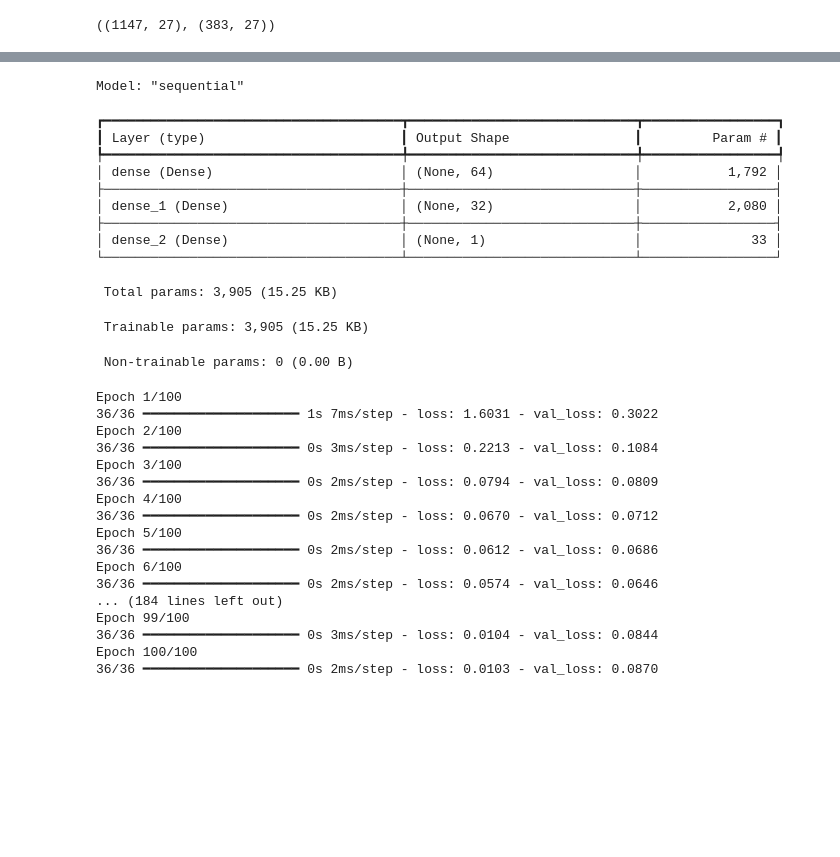
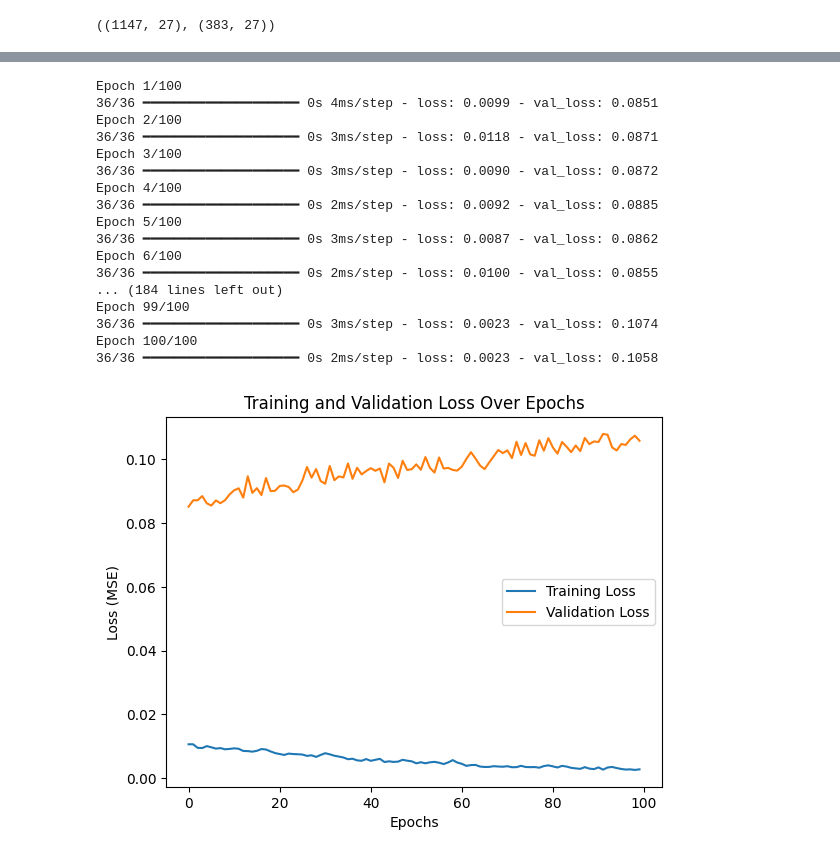
Before and after one commit to mhdykz/predict-student-GPA-using-a-neural-network, a Jupyter notebook: student_GPA.ipynb, the cells around one changed output, grey strips where cells are left out. Drawn from its saved outputs; the diff is of its cells as text; code cells hidden in the pictures; blank space fills up the shorter version.

Commit message:
plot the model

```diff
--- a/student_GPA.ipynb
+++ b/student_GPA.ipynb
@@ -57,37 +92,32 @@ model.add(layers.Dense(1))
 # %%
-model.compile(optimizer='adam', loss='mean_squared_error')
-
-model.summary()
-
 history = model.fit(X_train_preprocessed, y_train, validation_data=(X_val_preprocessed, y_val), epochs=100, batch_size=32)
 # %% [output]
-Model: "sequential"
+Epoch 1/100
+36/36 ━━━━━━━━━━━━━━━━━━━━ 0s 4ms/step - loss: 0.0099 - val_loss: 0.0851
+Epoch 2/100
+36/36 ━━━━━━━━━━━━━━━━━━━━ 0s 3ms/step - loss: 0.0118 - val_loss: 0.0871
+Epoch 3/100
+36/36 ━━━━━━━━━━━━━━━━━━━━ 0s 3ms/step - loss: 0.0090 - val_loss: 0.0872
+Epoch 4/100
+36/36 ━━━━━━━━━━━━━━━━━━━━ 0s 2ms/step - loss: 0.0092 - val_loss: 0.0885
+Epoch 5/100
+36/36 ━━━━━━━━━━━━━━━━━━━━ 0s 3ms/step - loss: 0.0087 - val_loss: 0.0862
+Epoch 6/100
+36/36 ━━━━━━━━━━━━━━━━━━━━ 0s 2ms/step - loss: 0.0100 - val_loss: 0.0855
+... (184 lines left out)
+Epoch 99/100
+36/36 ━━━━━━━━━━━━━━━━━━━━ 0s 3ms/step - loss: 0.0023 - val_loss: 0.1074
+Epoch 100/100
+36/36 ━━━━━━━━━━━━━━━━━━━━ 0s 2ms/step - loss: 0.0023 - val_loss: 0.1058
-┏━━━━━━━━━━━━━━━━━━━━━━━━━━━━━━━━━━━━━━┳━━━━━━━━━━━━━━━━━━━━━━━━━━━━━┳━━━━━━━━━━━━━━━━━┓
-┃ Layer (type)                         ┃ Output Shape                ┃         Param # ┃
-┡━━━━━━━━━━━━━━━━━━━━━━━━━━━━━━━━━━━━━━╇━━━━━━━━━━━━━━━━━━━━━━━━━━━━━╇━━━━━━━━━━━━━━━━━┩
-│ dense (Dense)                        │ (None, 64)                  │           1,792 │
-├──────────────────────────────────────┼─────────────────────────────┼─────────────────┤
-│ dense_1 (Dense)                      │ (None, 32)                  │           2,080 │
-├──────────────────────────────────────┼─────────────────────────────┼─────────────────┤
-│ dense_2 (Dense)                      │ (None, 1)                   │              33 │
-└──────────────────────────────────────┴─────────────────────────────┴─────────────────┘
- Total params: 3,905 (15.25 KB)
- Trainable params: 3,905 (15.25 KB)
- Non-trainable params: 0 (0.00 B)
-Epoch 1/100
-36/36 ━━━━━━━━━━━━━━━━━━━━ 1s 7ms/step - loss: 1.6031 - val_loss: 0.3022
-Epoch 2/100
-36/36 ━━━━━━━━━━━━━━━━━━━━ 0s 3ms/step - loss: 0.2213 - val_loss: 0.1084
-Epoch 3/100
-36/36 ━━━━━━━━━━━━━━━━━━━━ 0s 2ms/step - loss: 0.0794 - val_loss: 0.0809
-Epoch 4/100
-36/36 ━━━━━━━━━━━━━━━━━━━━ 0s 2ms/step - loss: 0.0670 - val_loss: 0.0712
-Epoch 5/100
-36/36 ━━━━━━━━━━━━━━━━━━━━ 0s 2ms/step - loss: 0.0612 - val_loss: 0.0686
-Epoch 6/100
-36/36 ━━━━━━━━━━━━━━━━━━━━ 0s 2ms/step - loss: 0.0574 - val_loss: 0.0646
-... (184 lines left out)
-Epoch 99/100
-36/36 ━━━━━━━━━━━━━━━━━━━━ 0s 3ms/step - loss: 0.0104 - val_loss: 0.0844
-Epoch 100/100
-36/36 ━━━━━━━━━━━━━━━━━━━━ 0s 2ms/step - loss: 0.0103 - val_loss: 0.0870
+# %%
+import matplotlib.pyplot as plt
+
+plt.plot(history.history['loss'], label='Training Loss')
+plt.plot(history.history['val_loss'], label='Validation Loss')
+plt.title('Training and Validation Loss Over Epochs')
+plt.xlabel('Epochs')
+plt.ylabel('Loss (MSE)')
+plt.legend()
+plt.show()
+# %% [output]
+[figure, added]
```
Also changed, not shown: parts of 1 cell of this notebook.
